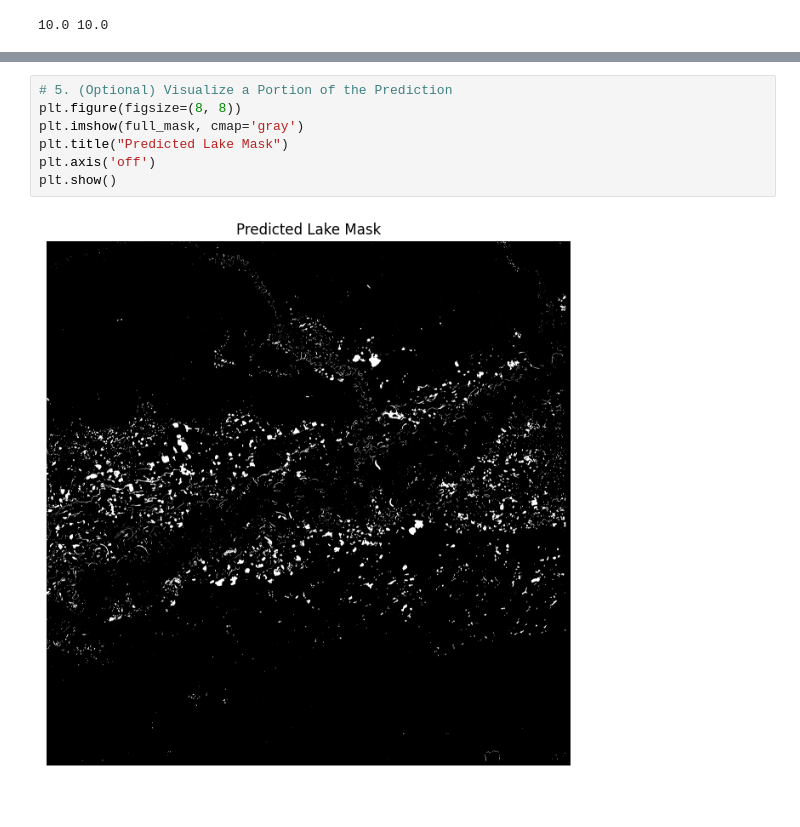
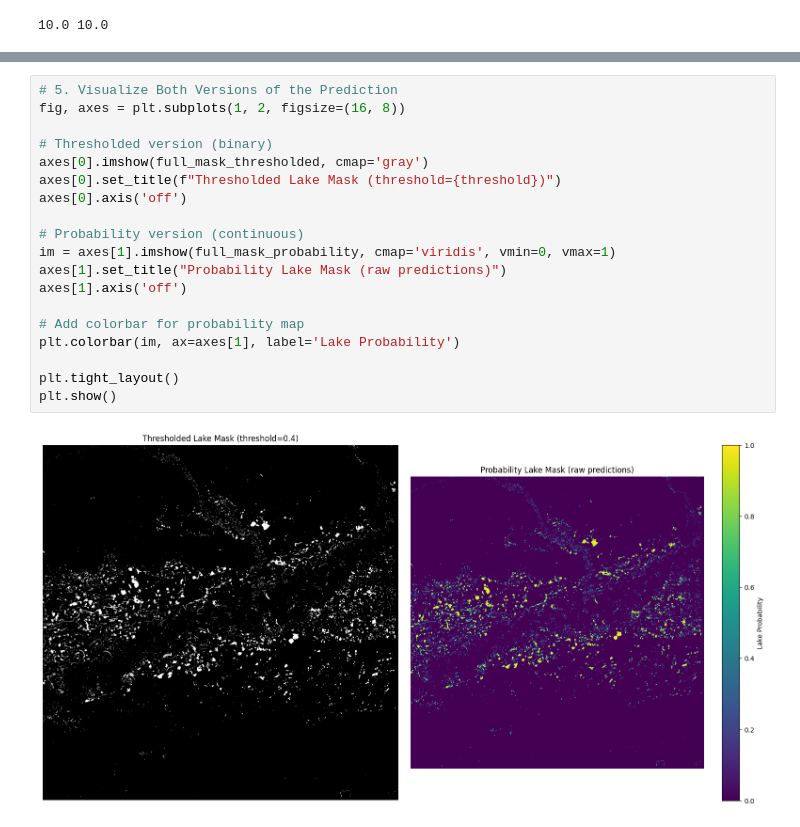
Before and after one commit to ajijohn/arcticlakecarbonprediction, a Jupyter notebook: notebooks/lakes.ipynb, the cells around one changed output, grey strips where cells are left out. Cells and saved outputs as stored; diff of their text form.

```diff
--- a/notebooks/lakes.ipynb
+++ b/notebooks/lakes.ipynb
@@ -112,10 +126,22 @@ for i in tqdm(range(n_h)):
-# %%
-# 5. (Optional) Visualize a Portion of the Prediction
-plt.figure(figsize=(8, 8))
-plt.imshow(full_mask, cmap='gray')
-plt.title("Predicted Lake Mask")
-plt.axis('off')
-plt.show()
-# %% [output]
-[figure, removed]
+# %%
+# 5. Visualize Both Versions of the Prediction
+fig, axes = plt.subplots(1, 2, figsize=(16, 8))
+
+# Thresholded version (binary)
+axes[0].imshow(full_mask_thresholded, cmap='gray')
+axes[0].set_title(f"Thresholded Lake Mask (threshold={threshold})")
+axes[0].axis('off')
+
+# Probability version (continuous)
+im = axes[1].imshow(full_mask_probability, cmap='viridis', vmin=0, vmax=1)
+axes[1].set_title("Probability Lake Mask (raw predictions)")
+axes[1].axis('off')
+
+# Add colorbar for probability map
+plt.colorbar(im, ax=axes[1], label='Lake Probability')
+
+plt.tight_layout()
+plt.show()
+# %% [output]
+[figure, added]
 # %%
```
Also changed, not shown: parts of 19 cells of this notebook, 1 other file.
